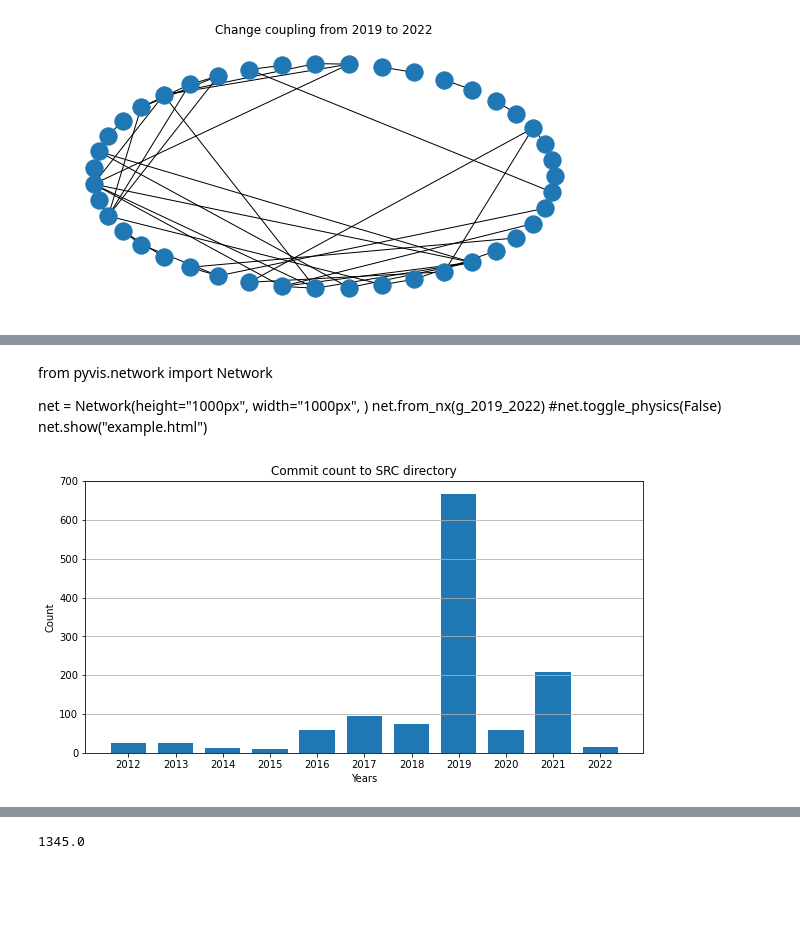
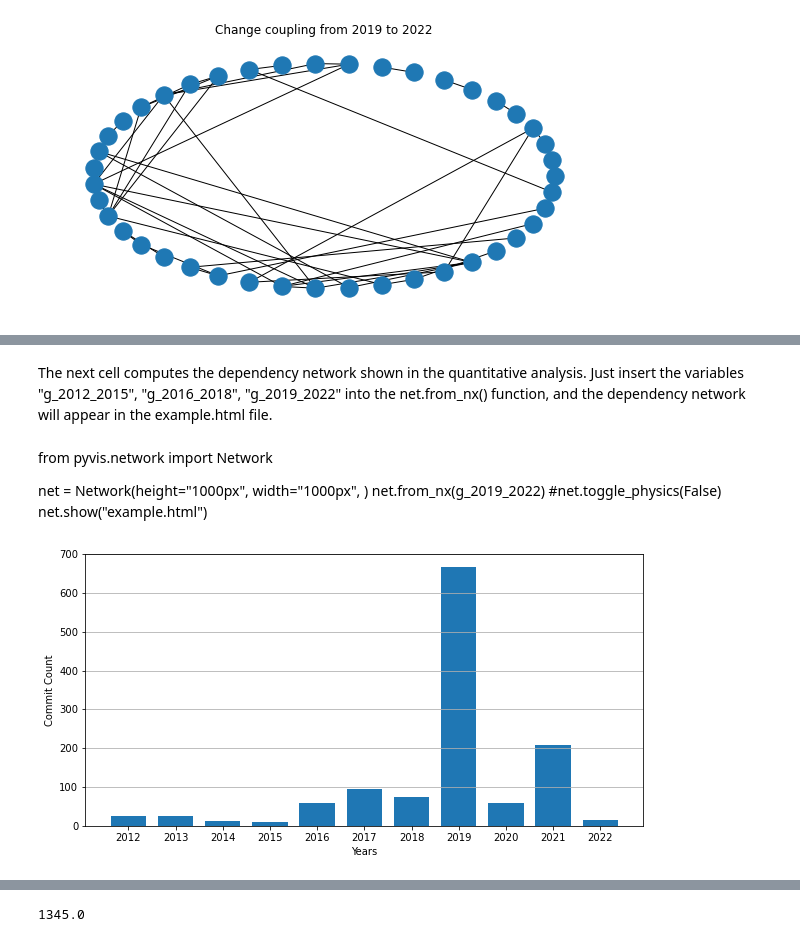
Before and after one commit to Greenpepper15/BA, a Jupyter notebook: exploration/git_metric.ipynb, the cells around one changed output, grey strips where cells are left out. Saved outputs shown, nothing was run; the diff lists cells and outputs as text; code cells hidden in the pictures; blank space fills up the shorter version.

```diff
--- a/exploration/git_metric.ipynb
+++ b/exploration/git_metric.ipynb
@@ -105,3 +105,7 @@ nx.draw_networkx(g_2016_2018)
+# %% [markdown]
+The next cell computes the dependency network shown in the quantitative analysis.
+Just insert the variables "g_2012_2015", "g_2016_2018", "g_2019_2022" into the
+net.from_nx() function, and the dependency network will appear in the example.html file.
 # %% [markdown]
 from pyvis.network import Network
 
@@ -118,16 +125,14 @@ years_all_commit_count = [odin_whole_2012_2022_log.count(i) for i in years]
 # %%
-import numpy as np
-from matplotlib import pyplot as plt
 fig, axes = plt.subplots(1, 1, figsize=(10, 5))
 ind = np.arange(len(years))
 width = .75
 axes.bar(ind, years_commit_count, width)
 axes.grid(visible=True, axis="y")
 axes.set_xticks(ticks=np.array(range(len(years))))
 axes.set_xticklabels(years)
 axes.set_xlabel("Years")
-axes.set_ylabel("Count")
-axes.set_title("Commit count to SRC directory")
-fig.savefig("figures/Git/commit_count_in_src_odin_dir.jpg")
+axes.set_ylabel("Commit Count")
+#axes.set_title("Commit count in ODIN_II directory")
+fig.savefig("figures/Git/13_commit_count_in_whole_odin_dir.svg", format='svg', dpi=1200)
 # %% [output]
-[figure, old version]
+[figure, new version]
```
Also changed, not shown: parts of 5 cells of this notebook, 1 other file.
